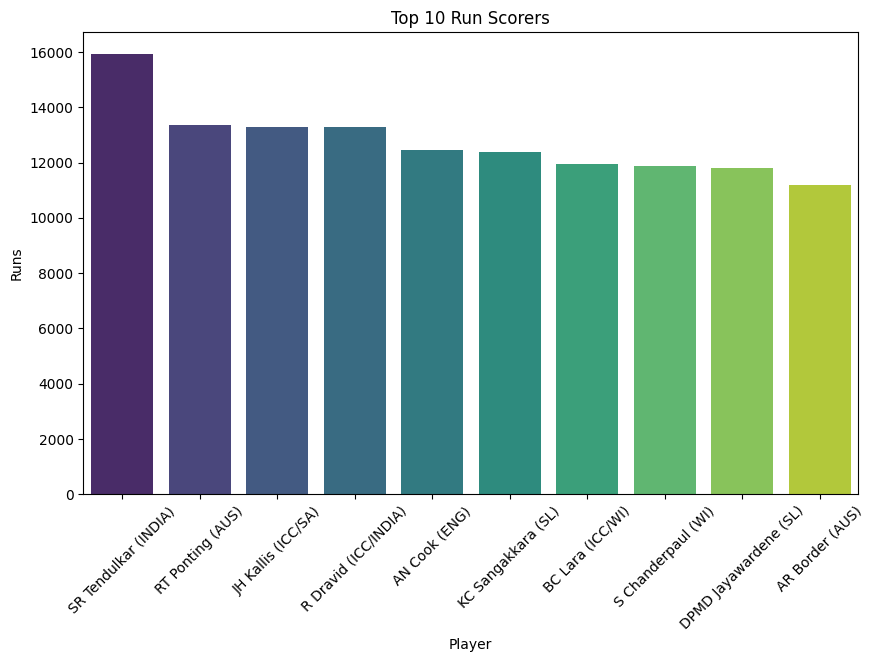
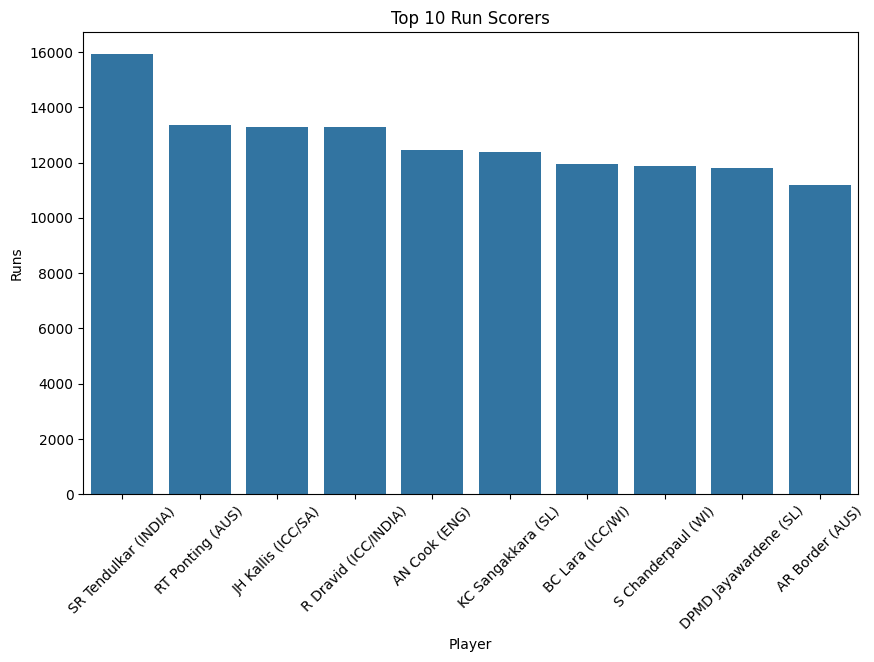
The notebook cell's code change between the first figure and the second:
--- before
+++ after
@@ -10,5 +10,5 @@
 print(top_10)
 plt.figure(figsize=(10,6))
-sns.barplot(x='Player',y='Runs',data=top_10,palette='viridis')
+sns.barplot(x='Player',y='Runs',data=top_10)
 
 plt.xlabel('Player')

Commit: Created using Colab